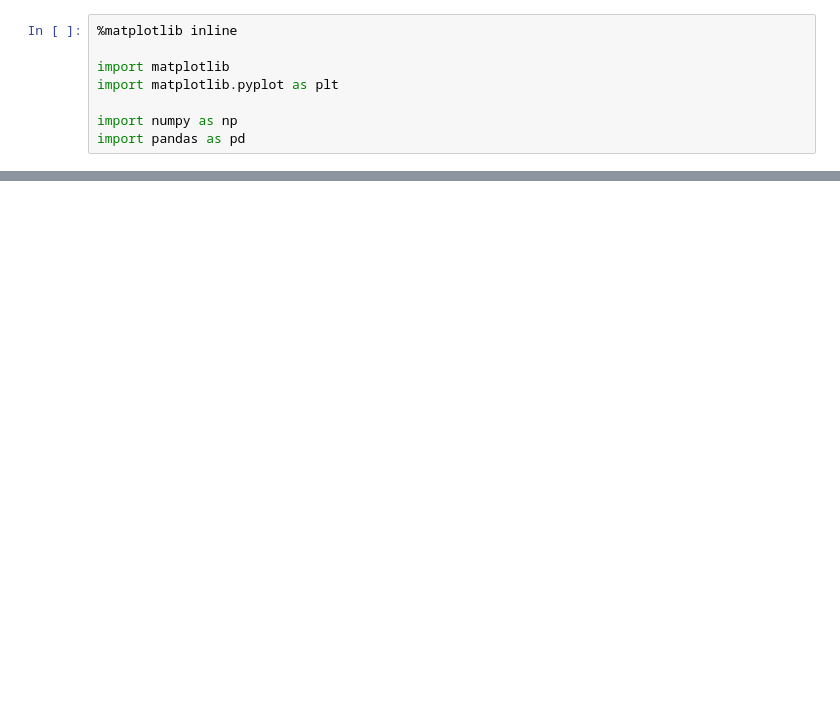
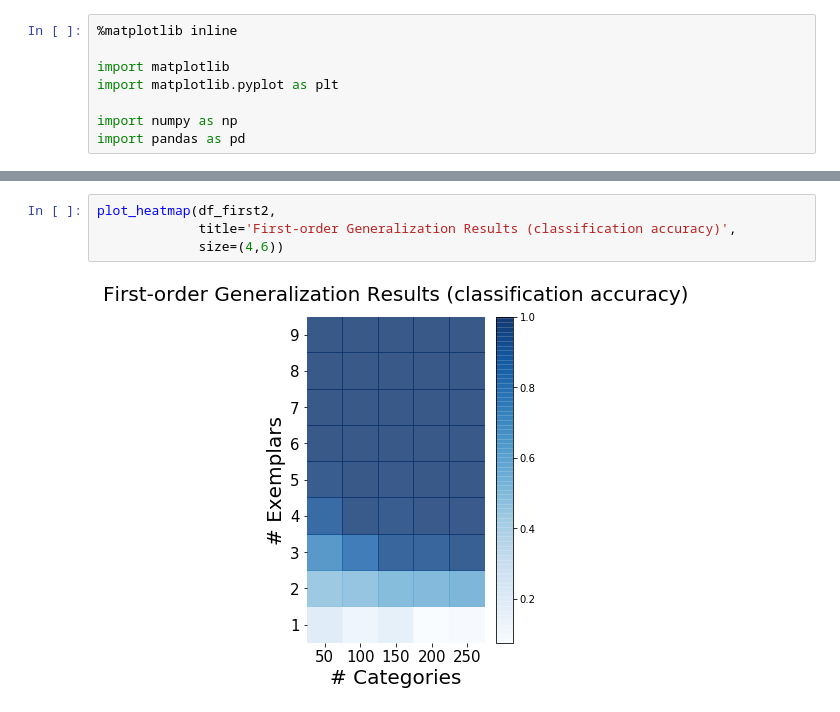
Before and after one commit to rfeinman/learning-to-learn, a Jupyter notebook: notebooks/heatmap.ipynb, the cells around one changed output, grey strips where cells are left out. Saved outputs shown, nothing was run; the diff lists cells and outputs as text; blank space fills up the shorter version.

```diff
--- a/notebooks/heatmap.ipynb
+++ b/notebooks/heatmap.ipynb
@@ -77 +68,7 @@ plot_heatmap(df_first, title='First-order Generalization Results (classification
+# %%
+plot_heatmap(df_first2,
+             title='First-order Generalization Results (classification accuracy)',
+             size=(4,6))
+# %% [output]
+[figure, added]
 # %%
```
Also changed, not shown: parts of 9 cells of this notebook, 1 other file.
